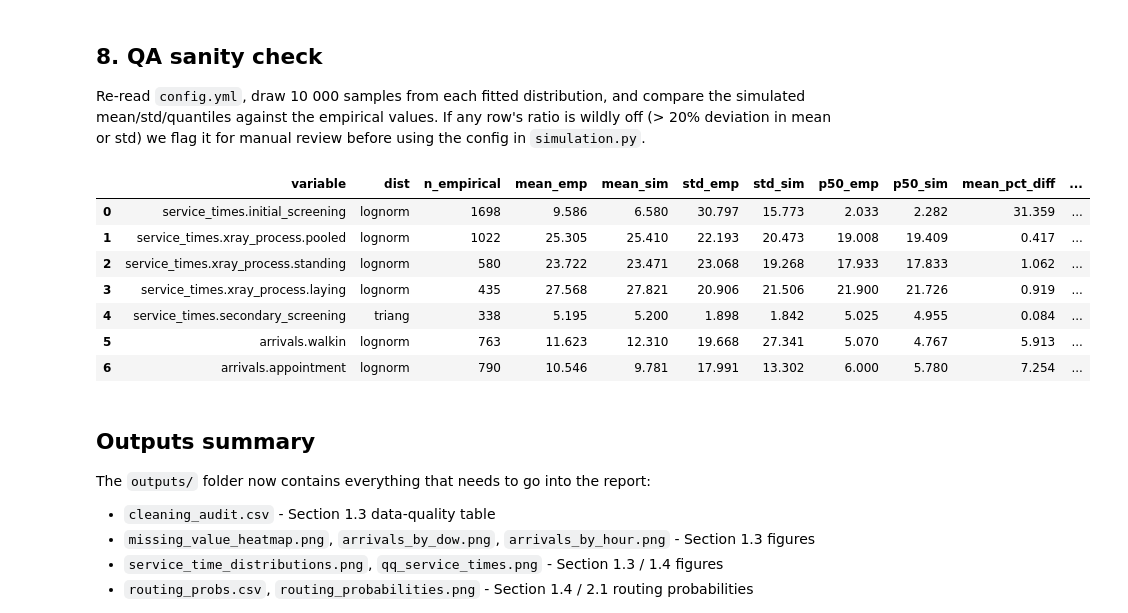
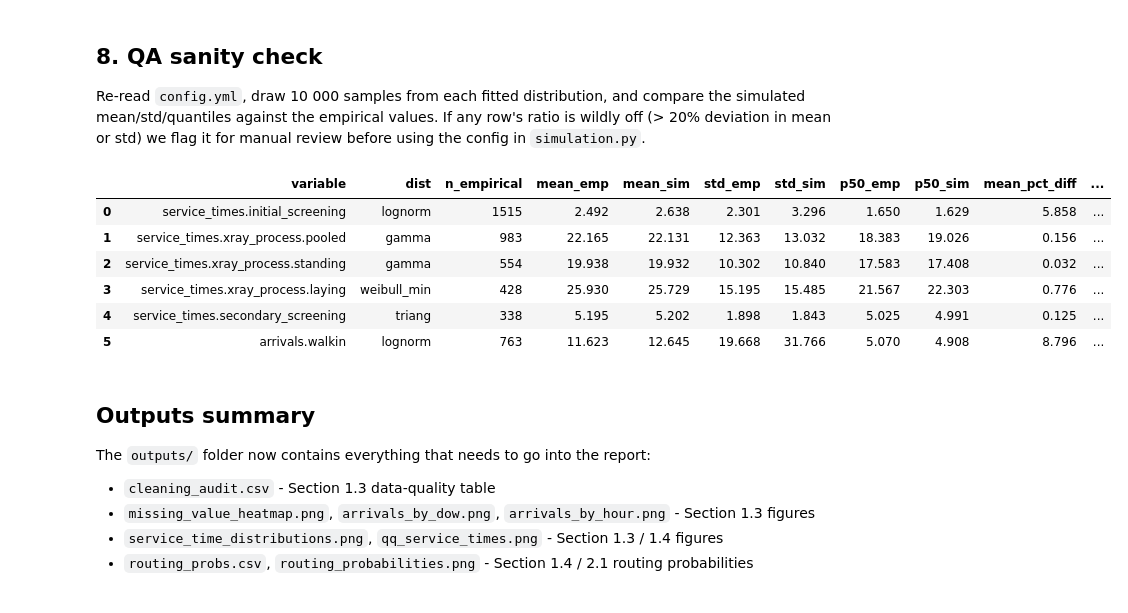
Before and after one commit to yilmazta/Simulation, a Jupyter notebook: analysis.ipynb, the cells around one changed output. Saved outputs shown, nothing was run; the diff lists cells and outputs as text; code cells hidden in the pictures.

```diff
--- a/analysis.ipynb
+++ b/analysis.ipynb
@@ -119,7 +145,10 @@ else:
 
 audit = log.to_frame()
 audit.to_csv(OUT_DIR / "cleaning_audit.csv", index=False)
-audit
+
+audit_df = pd.DataFrame(audit)
+pd.set_option('display.max_colwidth', None)
+audit_df.head(20)
 # %% [output]
 Loaded mapping: 32 doctors -> 9 distinct specialties
 Doctors with >1 specialty: 12
@@ -356,16 +387,24 @@ def fit_and_report(samples: np.ndarray, label: str):
 
 
 service_fits = {}
+iqr_service_report = []
 for col, title in service_vars.items():
-    samples = df[col].dropna().to_numpy()
+    raw_samples = df[col].dropna().to_numpy()
+    samples, iqr_meta = dp.apply_iqr_filter(raw_samples)
+    iqr_service_report.append({"variable": col, **iqr_meta})
+    print(f"{title}: raw n={iqr_meta['n_before']}, after IQR n={iqr_meta['n_after']}, dropped {iqr_meta['n_before'] - iqr_meta['n_after']}")
     table, winner = fit_and_report(samples, title)
-    service_fits[col] = {"table": table, "winner": winner}
+    service_fits[col] = {"table": table, "winner": winner, "n_raw": len(raw_samples), "iqr": iqr_meta}
     display(table)
+
+pd.DataFrame(iqr_service_report).to_csv(OUT_DIR / "iqr_service_times.csv", index=False)
 
 xray_room_samples = dp.xray_samples_by_room(df)
 xray_room_fits = {}
-for room, samples in xray_room_samples.items():
+for room, raw_arr in xray_room_samples.items():
+    samples, iqr_meta = dp.apply_iqr_filter(raw_arr)
+    print(f"xray {room}: raw n={iqr_meta['n_before']}, after IQR n={iqr_meta['n_after']}")
     table, winner = fit_and_report(samples, f"xray {room} room")
-    xray_room_fits[room] = {"table": table, "winner": winner}
+    xray_room_fits[room] = {"table": table, "winner": winner, "n_raw": len(raw_arr), "iqr": iqr_meta}
     display(table)
 # %% [output]
@@ -417,9 +461,11 @@ Winner: lognorm (K-S p=0.06187, AIC=3561.0)
 # %%
 qq_panels: list[tuple[np.ndarray, dict, str]] = []
 for col, title in service_vars.items():
-    qq_panels.append((df[col].dropna().to_numpy(), service_fits[col]["winner"], title))
+    emp, _ = dp.apply_iqr_filter(df[col].dropna().to_numpy())
+    qq_panels.append((emp, service_fits[col]["winner"], title))
 for room, fit in xray_room_fits.items():
-    qq_panels.append((xray_room_samples[room], fit["winner"], f"X-ray {room} room"))
+    emp, _ = dp.apply_iqr_filter(xray_room_samples[room])
+    qq_panels.append((emp, fit["winner"], f"X-ray {room} room"))
 
 ncols = len(qq_panels)
 fig, axes = plt.subplots(1, ncols, figsize=(3.5 * ncols, 4))
@@ -584,48 +663,50 @@ Re-read `config.yml`, draw 10 000 samples from each fitted distribution, and com
 with open("config.yml", "r", encoding="utf-8") as fh:
     reloaded = yaml.safe_load(fh)
 
+def _emp_iqr(col: str) -> np.ndarray:
+    return dp.apply_iqr_filter(df[col].dropna().to_numpy())[0]
+
+
 qa_specs = [
-    ("service_times.initial_screening", reloaded["service_times"]["initial_screening"], df["initial_screening_time"].dropna().to_numpy()),
-    ("service_times.xray_process.pooled", reloaded["service_times"]["xray_process"]["pooled"], df["xray_wait_time"].dropna().to_numpy()),
-    ("service_times.xray_process.standing", reloaded["service_times"]["xray_process"]["standing"], xray_room_samples["standing"]),
-    ("service_times.xray_process.laying", reloaded["service_times"]["xray_process"]["laying"], xray_room_samples["laying"]),
-    ("service_times.secondary_screening", reloaded["service_times"]["secondary_screening"], df["secondary_screening_time"].dropna().to_numpy()),
+    ("service_times.initial_screening", reloaded["service_times"]["initial_screening"], _emp_iqr("initial_screening_time")),
+    ("service_times.xray_process.pooled", reloaded["service_times"]["xray_process"]["pooled"], dp.apply_iqr_filter(df["xray_wait_time"].dropna().to_numpy())[0]),
+    ("service_times.xray_process.standing", reloaded["service_times"]["xray_process"]["standing"], dp.apply_iqr_filter(xray_room_samples["standing"])[0]),
+    ("service_times.xray_process.laying", reloaded["service_times"]["xray_process"]["laying"], dp.apply_iqr_filter(xray_room_samples["laying"])[0]),
+    ("service_times.secondary_screening", reloaded["service_times"]["secondary_screening"], _emp_iqr("secondary_screening_time")),
     ("arrivals.walkin", reloaded["arrivals"]["walkin"], walkin_samples),
-    ("arrivals.appointment", reloaded["arrivals"]["appointment"], appt_samples),
 ]
 
 rows = []
 for name, spec, empirical in qa_specs:
     dist = getattr(stats, spec["dist"])
     sim = dist.rvs(*spec["params"], size=10_000, random_state=RNG)
     rows.append(
         {
             "variable": name,
             "dist": spec["dist"],
             "n_empirical": len(empirical),
             "mean_emp": float(np.mean(empirical)),
             "mean_sim": float(np.mean(sim)),
             "std_emp": float(np.std(empirical)),
             "std_sim": float(np.std(sim)),
             "p50_emp": float(np.median(empirical)),
             "p50_sim": float(np.median(sim)),
             "mean_pct_diff": float(abs(np.mean(sim) - np.mean(empirical)) / max(np.mean(empirical), 1e-9) * 100),
         }
     )
 
 qa = pd.DataFrame(rows)
 qa["flag"] = qa["mean_pct_diff"].apply(lambda x: "OK" if x < 20 else "REVIEW")
 qa.to_csv(OUT_DIR / "qa_sanity_check.csv", index=False)
 qa.round(3)
 # %% [output]
 |  | variable | dist | n_empirical | mean_emp | mean_sim | std_emp | std_sim | p50_emp | p50_sim | mean_pct_diff | ... |
-| 0 | service_times.initial_screening | lognorm | 1698 | 9.586 | 6.580 | 30.797 | 15.773 | 2.033 | 2.282 | 31.359 | ... |
-| 1 | service_times.xray_process.pooled | lognorm | 1022 | 25.305 | 25.410 | 22.193 | 20.473 | 19.008 | 19.409 | 0.417 | ... |
-| 2 | service_times.xray_process.standing | lognorm | 580 | 23.722 | 23.471 | 23.068 | 19.268 | 17.933 | 17.833 | 1.062 | ... |
-| 3 | service_times.xray_process.laying | lognorm | 435 | 27.568 | 27.821 | 20.906 | 21.506 | 21.900 | 21.726 | 0.919 | ... |
-| 4 | service_times.secondary_screening | triang | 338 | 5.195 | 5.200 | 1.898 | 1.842 | 5.025 | 4.955 | 0.084 | ... |
-| 5 | arrivals.walkin | lognorm | 763 | 11.623 | 12.310 | 19.668 | 27.341 | 5.070 | 4.767 | 5.913 | ... |
-| 6 | arrivals.appointment | lognorm | 790 | 10.546 | 9.781 | 17.991 | 13.302 | 6.000 | 5.780 | 7.254 | ... |
+| 0 | service_times.initial_screening | lognorm | 1515 | 2.492 | 2.638 | 2.301 | 3.296 | 1.650 | 1.629 | 5.858 | ... |
+| 1 | service_times.xray_process.pooled | gamma | 983 | 22.165 | 22.131 | 12.363 | 13.032 | 18.383 | 19.026 | 0.156 | ... |
+| 2 | service_times.xray_process.standing | gamma | 554 | 19.938 | 19.932 | 10.302 | 10.840 | 17.583 | 17.408 | 0.032 | ... |
+| 3 | service_times.xray_process.laying | weibull_min | 428 | 25.930 | 25.729 | 15.195 | 15.485 | 21.567 | 22.303 | 0.776 | ... |
+| 4 | service_times.secondary_screening | triang | 338 | 5.195 | 5.202 | 1.898 | 1.843 | 5.025 | 4.991 | 0.125 | ... |
+| 5 | arrivals.walkin | lognorm | 763 | 11.623 | 12.645 | 19.668 | 31.766 | 5.070 | 4.908 | 8.796 | ... |
 # %% [markdown]
 ## Outputs summary
 
```
Also changed, not shown: parts of 7 cells of this notebook, 11 other files.
